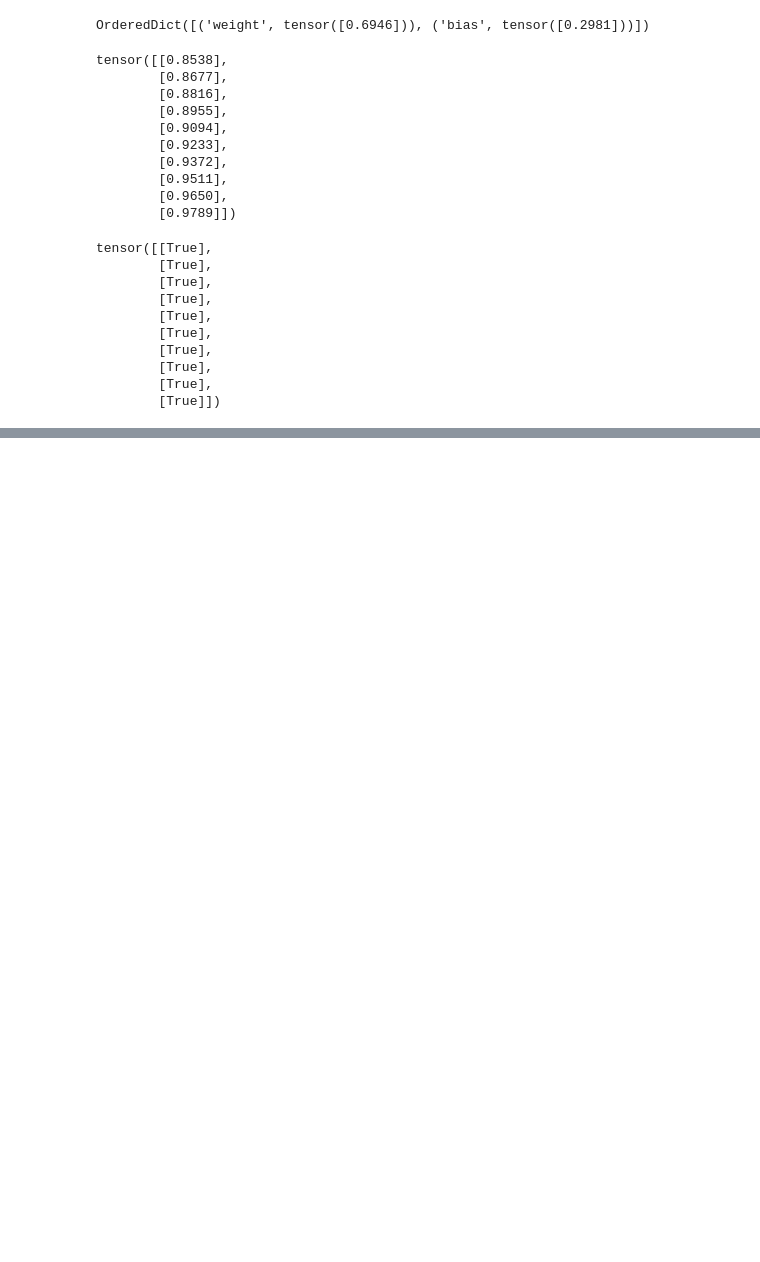
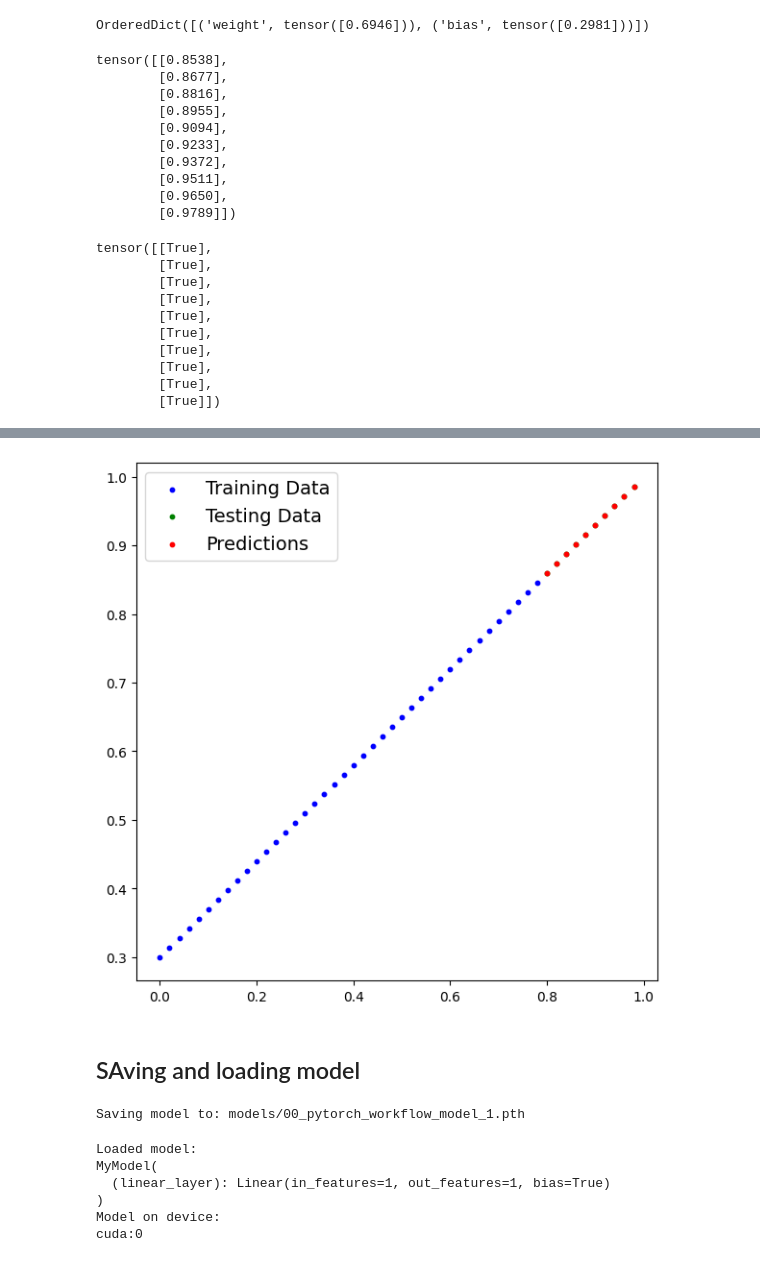
Before and after one commit to FancyDogge/pytorch_workout, a Jupyter notebook: 00_ptorch_workflow.ipynb, the cells around one changed output, grey strips where cells are left out. Cells and saved outputs as stored; diff of their text form; code cells hidden in the pictures; blank space fills up the shorter version.

```diff
--- a/00_ptorch_workflow.ipynb
+++ b/00_ptorch_workflow.ipynb
@@ -435,0 +513,6 @@ tensor([[True],
+# %%
+# instanciate the model class
+torch.manual_seed(42)
+model_1 = MyModel()
+
+model_1, model_1.state_dict()
@@ -435,0 +525,5 @@ tensor([[True],
+# %%
+#  Now lets put the model on GPU if any
+device = "cuda" if torch.cuda.is_available() else "cpu"
+model_1.to(device)
+next(model_1.parameters()).device
@@ -435,0 +534,7 @@ tensor([[True],
+# %%
+# Create loss function
+loss_func = nn.L1Loss()
+
+# Create optimizer
+optimizer = torch.optim.SGD(params=model_1.parameters(), # optimize newly created model's parameters
+                            lr=0.01)
@@ -435,0 +611,8 @@ tensor([[True],
+# %%
+# Turn model into evaluation mode
+model_1.eval()
+
+# Make predictions on the test data
+with torch.inference_mode():
+    y_preds = model_1(X_test)
+y_preds
@@ -435,0 +630,45 @@ tensor([[True],
+# %%
+# plot_predictions(predictions=y_preds) # -> won't work... data not on CPU
+
+# Put data on the CPU and plot it
+plot_predictions(predictions=y_preds.cpu())
+# %% [output]
+[figure, added]
+# %% [markdown]
+## SAving and loading model
+# %%
+from pathlib import Path
+
+# 1. Create models directory
+MODEL_PATH = Path("models")
+MODEL_PATH.mkdir(parents=True, exist_ok=True)
+
+# 2. Create model save path
+MODEL_NAME = "00_pytorch_workflow_model_1.pth"
+MODEL_SAVE_PATH = MODEL_PATH / MODEL_NAME
+
+# 3. Save the model state dict
+print(f"Saving model to: {MODEL_SAVE_PATH}")
+torch.save(obj=model_1.state_dict(), # only saving the state_dict() only saves the models learned parameters
+           f=MODEL_SAVE_PATH)
+# %% [output]
+Saving model to: models/00_pytorch_workflow_model_1.pth
+# %%
+# Instantiate a fresh instance of LinearRegressionModelV2
+loaded_model_1 = MyModel()
+
+# Load model state dict
+loaded_model_1.load_state_dict(torch.load(MODEL_SAVE_PATH))
+
+# Put model to target device (if your data is on GPU, model will have to be on GPU to make predictions)
+loaded_model_1.to(device)
+
+print(f"Loaded model:\n{loaded_model_1}")
+print(f"Model on device:\n{next(loaded_model_1.parameters()).device}")
+# %% [output]
+Loaded model:
+MyModel(
+  (linear_layer): Linear(in_features=1, out_features=1, bias=True)
+)
+Model on device:
+cuda:0
```
Also changed, not shown: parts of 14 cells of this notebook.
